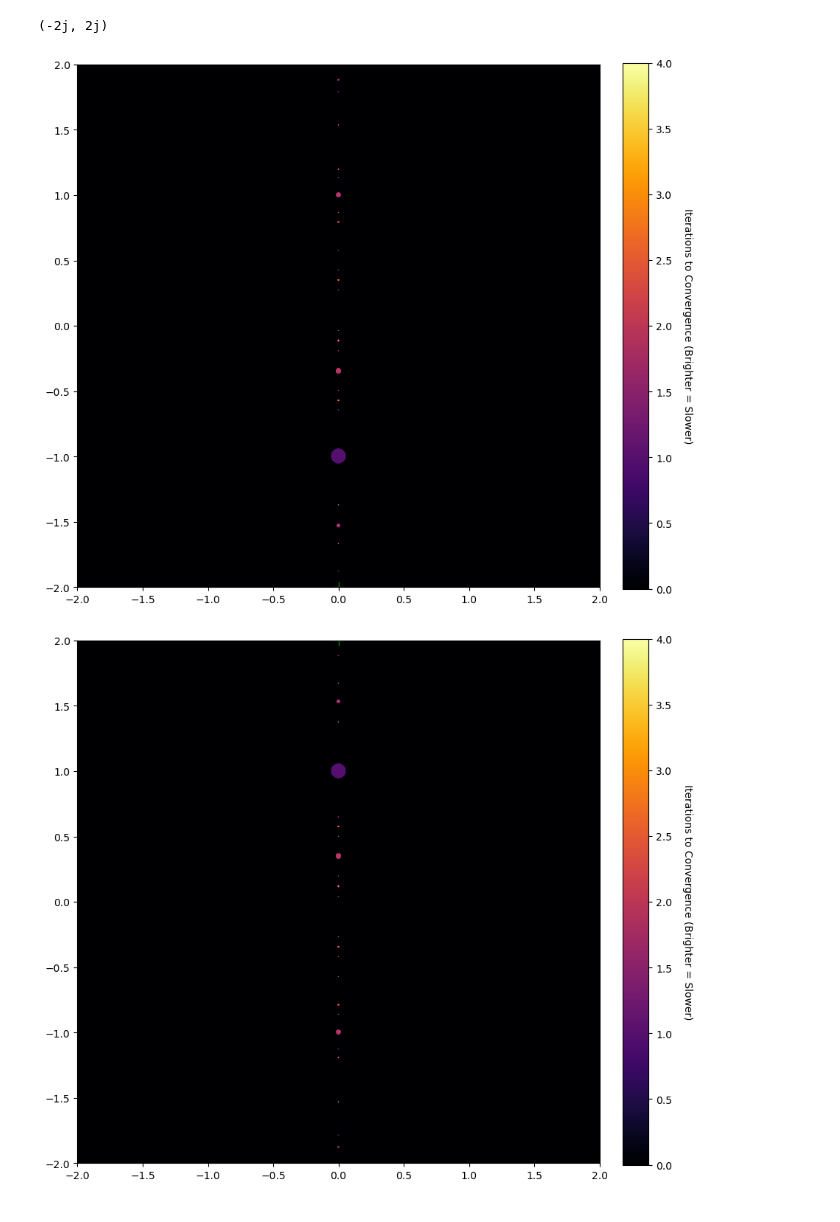
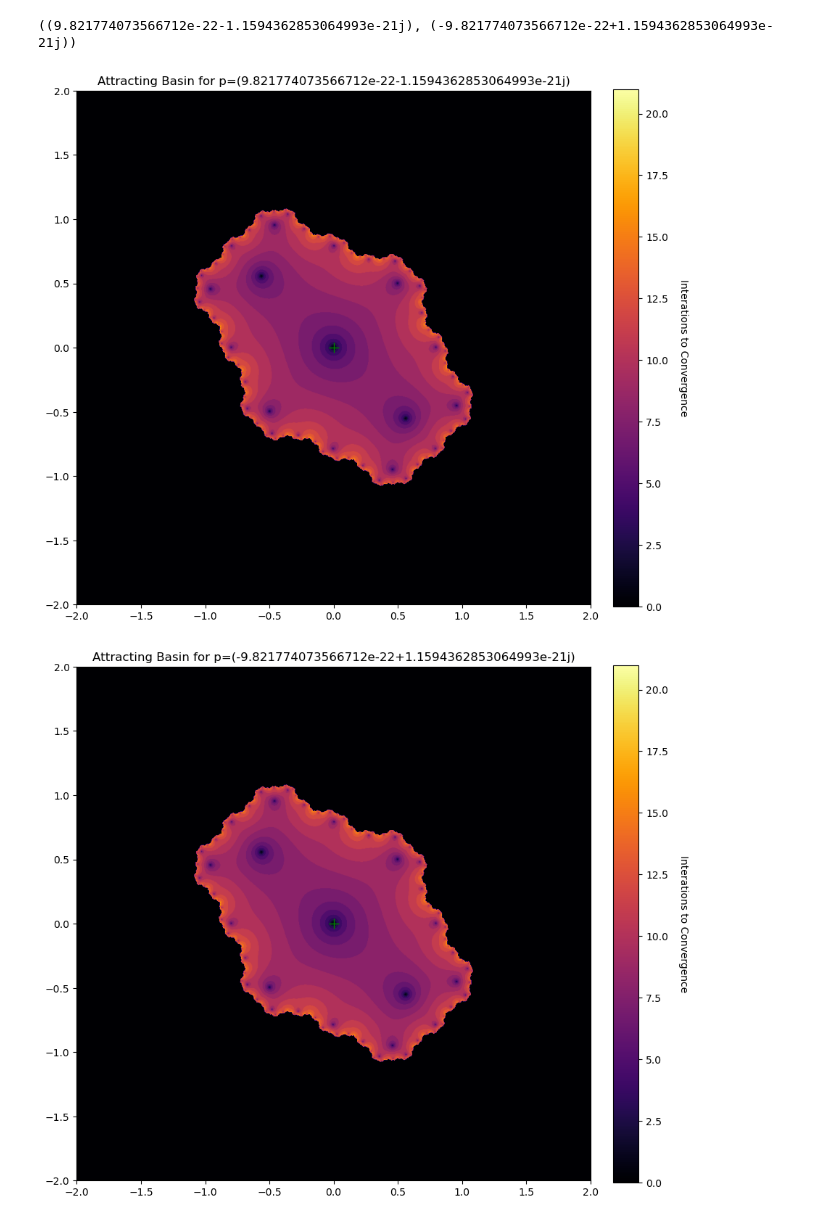
Before and after one commit to seeingquietjohn/holodyn, a Jupyter notebook: basins.ipynb, the cells around one changed output. Cells and saved outputs as stored; diff of their text form; code cells hidden in the pictures.

```diff
--- a/basins.ipynb
+++ b/basins.ipynb
@@ -12,7 +12,7 @@ def cubic(z, c):
     """
         Here the critical points are +-c[0]
     """
-    return z**3 + 3*c[0]**2 * z + c[1]
+    return z**3 - 3*c[0]**2 * z + c[1]
 
 def get_attractor_quad(c, max_iter=1000):
     """
@@ -67,35 +67,30 @@ def compute_basin_cubic(c, p, resolution=1000, bounds=2.0, max_iter=1000, epsilo
         active[escaped] = False
 
     return basin
+
+def plot_basin_cubic(basin, attractor, bounds=2.0):
+    plt.figure(figsize=(10,10))
+    plt.title(f'Attracting Basin for p={attractor}')
+    img = plt.imshow(basin, extent=[-bounds, bounds, -bounds, bounds], origin='lower', cmap='inferno')
+    plt.plot(attractor.real, attractor.imag, 'g+', markersize=10)
+
+    cbar = plt.colorbar(img, fraction=0.046, pad=0.04)
+    cbar.set_label('Interations to Convergence', rotation=270, labelpad=20)
+
+    plt.show()
 # %%
-c_param = [1, 0]
+c_param = [-0.3248+0.32j, 0]
 print(get_attractor_cubic(c_param))
 p_attractor_1 = get_attractor_cubic(c_param)[0]
 basin_data_1 = compute_basin_cubic(c_param, p_attractor_1)
 
 p_attractor_2 = get_attractor_cubic(c_param)[-1]
 basin_data_2 = compute_basin_cubic(c_param, p_attractor_2)
-
-bounds = 2.0
-
-plt.figure(figsize=(10, 10))
-img = plt.imshow(basin_data_1, extent=[-bounds, bounds, -bounds, bounds], origin='lower', cmap='inferno')
-plt.plot(p_attractor_1.real, p_attractor_1.imag, 'g+', markersize=10)
-
-cbar = plt.colorbar(img, fraction=0.046, pad=0.04)
-cbar.set_label('Iterations to Convergence (Brighter = Slower)', rotation=270, labelpad=20)
-
-plt.show()
-
-plt.figure(figsize=(10, 10))
-img = plt.imshow(basin_data_2, extent=[-bounds, bounds, -bounds, bounds], origin='lower', cmap='inferno')
-plt.plot(p_attractor_2.real, p_attractor_2.imag, 'g+', markersize=10)
-
-cbar = plt.colorbar(img, fraction=0.046, pad=0.04)
-cbar.set_label('Iterations to Convergence (Brighter = Slower)', rotation=270, labelpad=20)
-
-plt.show()
 # %% [output]
-(-2j, 2j)
+((9.821774073566712e-22-1.1594362853064993e-21j), (-9.821774073566712e-22+1.1594362853064993e-21j))
-[figure, removed]
-[figure, removed]
+# %%
+plot_basin_cubic(basin_data_1, p_attractor_1)
+plot_basin_cubic(basin_data_2, p_attractor_2)
+# %% [output]
+[figure, added]
+[figure, added]
```
